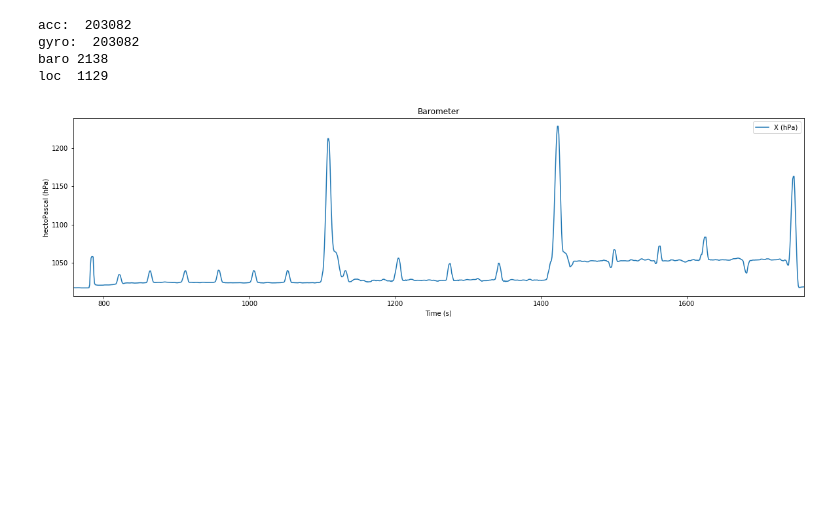
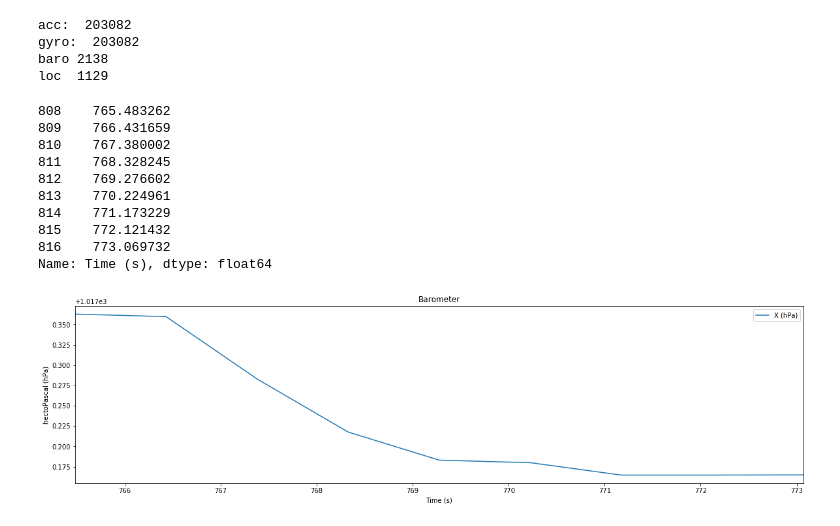
Before and after one commit to rohanzonneveld/ML4QS, a Jupyter notebook: Assignment/Exploration.ipynb, the cells around one changed output. Drawn from its saved outputs; the diff is of its cells as text; code cells hidden in the pictures; blank space fills up the shorter version.

Commit message:
Exploration of the data

```diff
--- a/Assignment/Exploration.ipynb
+++ b/Assignment/Exploration.ipynb
@@ -17,10 +17,3 @@ acc:  203082
 gyro:  203082
 baro 2138
 loc  1129
-# %%
-active_range = slice(800, 1860)
-
-baroplot = baro[active_range].plot(x='Time (s)', title="Barometer", figsize=(20, 5))
-baroplot.set_ylabel("hectoPascal (hPa)")
-# %% [output]
-[figure, removed]
@@ -28,0 +20,19 @@ baroplot.set_ylabel("hectoPascal (hPa)")
+# %%
+_baro = baro.loc[808:816]
+baroplot = _baro.plot(x='Time (s)', title="Barometer", figsize=(20, 5))
+baroplot.set_ylabel("hectoPascal (hPa)")
+
+_baro['Time (s)']
+# The start of the first swimming technique is identified at index 814 which represents the 771 second of the data
+# %% [output]
+808    765.483262
+809    766.431659
+810    767.380002
+811    768.328245
+812    769.276602
+813    770.224961
+814    771.173229
+815    772.121432
+816    773.069732
+Name: Time (s), dtype: float64
+[figure, added]
```
Also changed, not shown: parts of 3 cells of this notebook.
